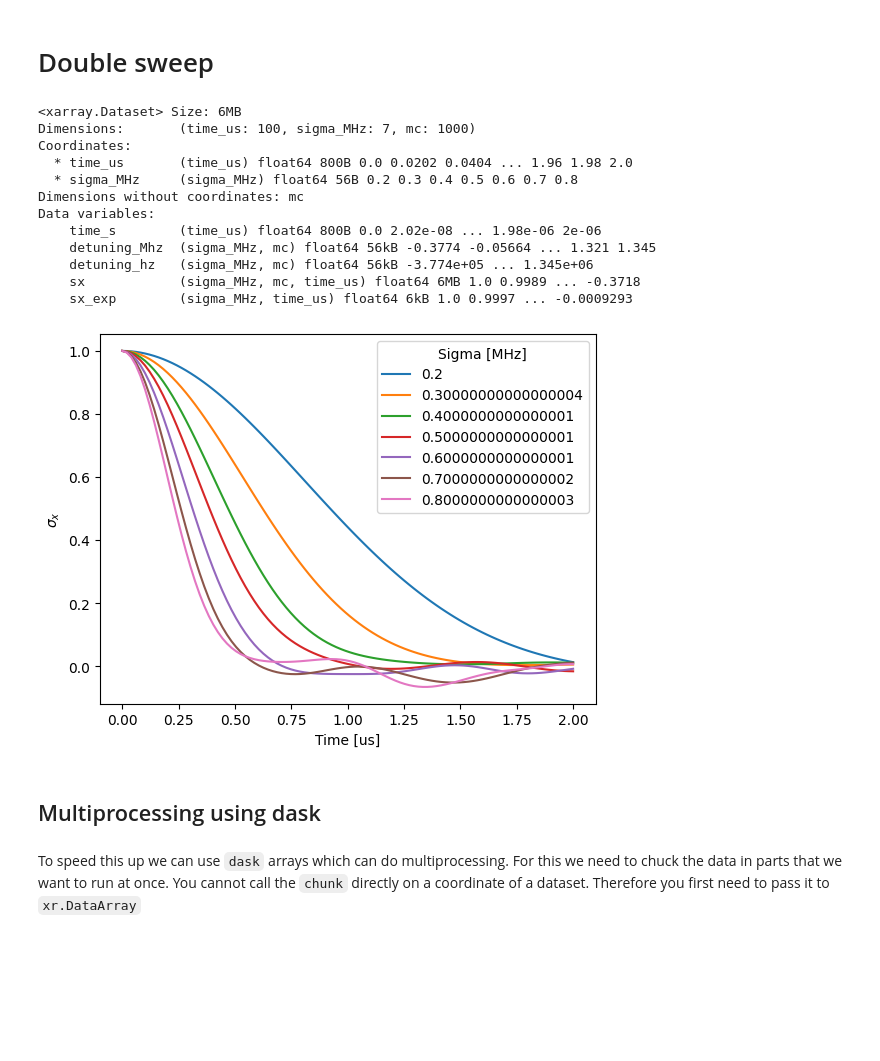
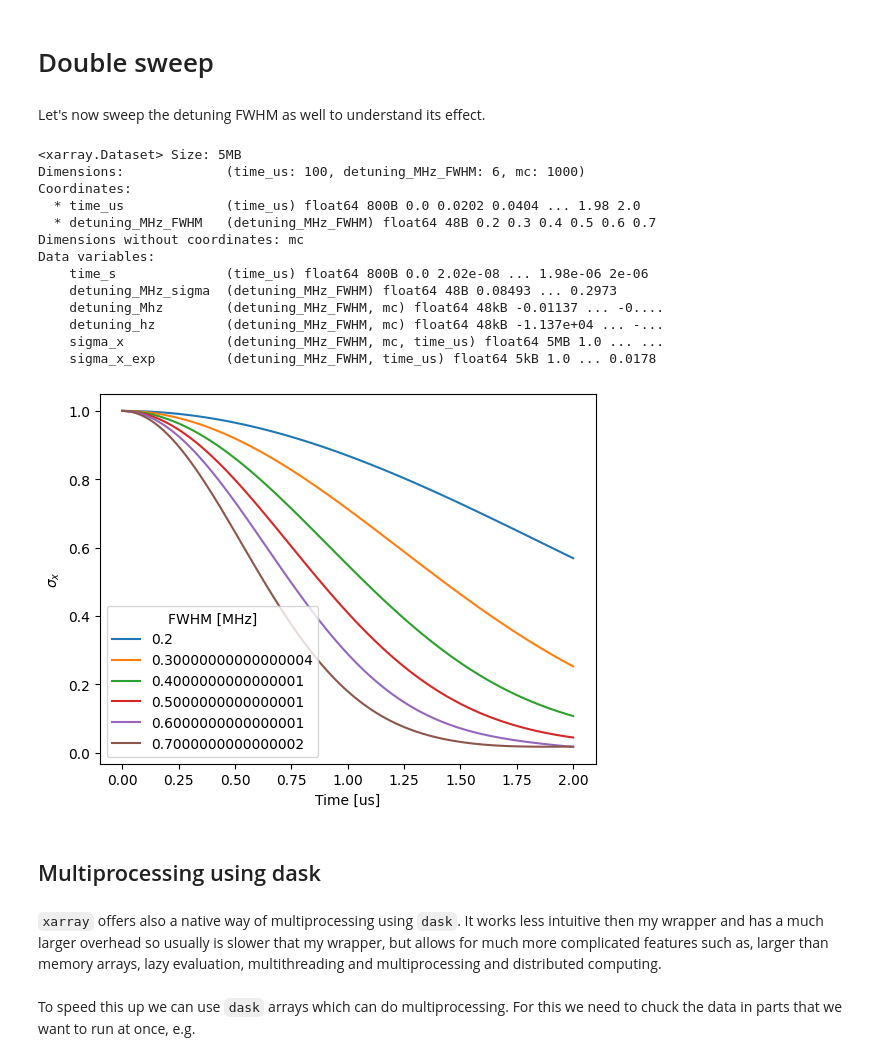
Before and after one commit to hbeukers/simulation-tutorial, a Jupyter notebook: notebooks/4_multiprocessing.ipynb, the cells around one changed output. Saved outputs shown, nothing was run; the diff lists cells and outputs as text; code cells hidden in the pictures; blank space fills up the shorter version.

```diff
--- a/notebooks/4_multiprocessing.ipynb
+++ b/notebooks/4_multiprocessing.ipynb
@@ -15,5 +18,5 @@ def ramsey(time_array_s, detuning_hz=0):
     H = detuning_hz * 2 * np.pi * qt.sigmaz() / 2.0
     initial_state = 1 / np.sqrt(2) * (qt.basis(2, 0) + qt.basis(2, 1))
     result = qt.mesolve(H, initial_state, time_array_s, e_ops=[qt.sigmax()])
-    sx_timetrace = result.expect[0]
-    return sx_timetrace
+    sigma_x_timetrace = result.expect[0]
+    return sigma_x_timetrace
@@ -73 +85,3 @@ MHZ_TO_HZ = 1e6
+# %%
+GAUSSIAN_FWHM_TO_SIGMA = 1/ (2 * np.sqrt(2 * np.log(2))) # https://en.wikipedia.org/wiki/Full_width_at_half_maximum
 # %%
@@ -165,25 +190,27 @@ Data variables:
 # %% [markdown]
 # Double sweep
+# %% [markdown]
+Let's now sweep the detuning FWHM as well to understand its effect.
 # %%
-number_of_mc_realizations = 1000
-mean_distribution_MHz = 0
-sigma_distribution_MHz = 0.5
+mc_size = 1000
+detuning_MHz_mean = 0
 ds = xr.Dataset()
 ds["time_us"] = np.linspace(0, 2, 100)
 ds.time_us.attrs = {"long_name": "Time", "units": "us"}
 ds["time_s"] = ds.time_us * US_TO_S
-ds['sigma_MHz'] = np.arange(0.2, 0.82, 0.1)
-ds.sigma_MHz.attrs = {"long_name": "Sigma", "units": "MHz"}
+ds['detuning_MHz_FWHM'] = np.arange(0.2, 0.71, 0.1)
+ds.detuning_MHz_FWHM.attrs = {"long_name": "FWHM", "units": "MHz"}
+ds['detuning_MHz_sigma'] = ds.detuning_MHz_FWHM * GAUSSIAN_FWHM_TO_SIGMA
 ds["detuning_Mhz"] = xr.apply_ufunc(
     np.random.normal,
-    mean_distribution_MHz,
-    ds.sigma_MHz,
-    number_of_mc_realizations,
+    detuning_MHz_mean,
+    ds.detuning_MHz_sigma,
+    mc_size,
     output_core_dims=[['mc']],
     vectorize=True)
 ds.detuning_Mhz.attrs = {"long_name": "Detuning", "units": "MHz"}
 ds["detuning_hz"] = ds.detuning_Mhz * MHZ_TO_HZ
-ds["sx"] = xrmod.apply_ufunc(
+ds["sigma_x"] = xrmod.apply_ufunc(
     ramsey,
     ds.time_s,
     ds.detuning_hz,
@@ -191,33 +218,35 @@ ds["sx"] = xrmod.apply_ufunc(
     output_core_dims=[["time_us"]],
     vectorize=True,
     keep_attrs=True,
-    multiprocessing=False,
-    chunksize=100
+    multiprocessing=True,
+    chunksize=50
 )
-ds.sx.attrs = {"long_name": r"$\sigma_x$"}
-ds["sx_exp"] = ds.sx.mean("mc")
-ds.sx_exp.attrs = {"long_name": r"$\sigma_x$"}
+ds.sigma_x.attrs = {"long_name": r"$\sigma_x$"}
+ds["sigma_x_exp"] = ds.sigma_x.mean("mc")
+ds.sigma_x_exp.attrs = {"long_name": r"$\sigma_x$"}
 ds
 # %% [output]
-<xarray.Dataset> Size: 6MB
-Dimensions:       (time_us: 100, sigma_MHz: 7, mc: 1000)
+<xarray.Dataset> Size: 5MB
+Dimensions:             (time_us: 100, detuning_MHz_FWHM: 6, mc: 1000)
 Coordinates:
-  * time_us       (time_us) float64 800B 0.0 0.0202 0.0404 ... 1.96 1.98 2.0
-  * sigma_MHz     (sigma_MHz) float64 56B 0.2 0.3 0.4 0.5 0.6 0.7 0.8
+  * time_us             (time_us) float64 800B 0.0 0.0202 0.0404 ... 1.98 2.0
+  * detuning_MHz_FWHM   (detuning_MHz_FWHM) float64 48B 0.2 0.3 0.4 0.5 0.6 0.7
 Dimensions without coordinates: mc
 Data variables:
-    time_s        (time_us) float64 800B 0.0 2.02e-08 ... 1.98e-06 2e-06
-    detuning_Mhz  (sigma_MHz, mc) float64 56kB -0.3774 -0.05664 ... 1.321 1.345
-    detuning_hz   (sigma_MHz, mc) float64 56kB -3.774e+05 ... 1.345e+06
-    sx            (sigma_MHz, mc, time_us) float64 6MB 1.0 0.9989 ... -0.3718
-    sx_exp        (sigma_MHz, time_us) float64 6kB 1.0 0.9997 ... -0.0009293
+    time_s              (time_us) float64 800B 0.0 2.02e-08 ... 1.98e-06 2e-06
+    detuning_MHz_sigma  (detuning_MHz_FWHM) float64 48B 0.08493 ... 0.2973
+    detuning_Mhz        (detuning_MHz_FWHM, mc) float64 48kB -0.01137 ... -0....
+    detuning_hz         (detuning_MHz_FWHM, mc) float64 48kB -1.137e+04 ... -...
+    sigma_x             (detuning_MHz_FWHM, mc, time_us) float64 5MB 1.0 ... ...
+    sigma_x_exp         (detuning_MHz_FWHM, time_us) float64 5kB 1.0 ... 0.0178
 # %%
-ds.sx_exp.plot(hue="sigma_MHz");
+ds.sigma_x_exp.plot(hue="detuning_MHz_FWHM");
 # %% [output]
-[figure, old version]
+[figure, new version]
 # %% [markdown]
 ## Multiprocessing using dask
+# %% [markdown]
+`xarray` offers also a native way of multiprocessing using `dask`. It works less intuitive then my wrapper and has a much larger overhead so usually is slower that my wrapper, but allows for much more complicated features such as, larger than memory arrays, lazy evaluation, multithreading and multiprocessing and distributed computing.
 # %% [markdown]
 To speed this up we can use `dask` arrays which can do multiprocessing.
-For this we need to chuck the data in parts that we want to run at once.
-You cannot call the `chunk` directly on a coordinate of a dataset. Therefore you first need to pass it to `xr.DataArray`
+For this we need to chuck the data in parts that we want to run at once, e.g.
```
Also changed, not shown: parts of 25 cells of this notebook, 3 other files.
